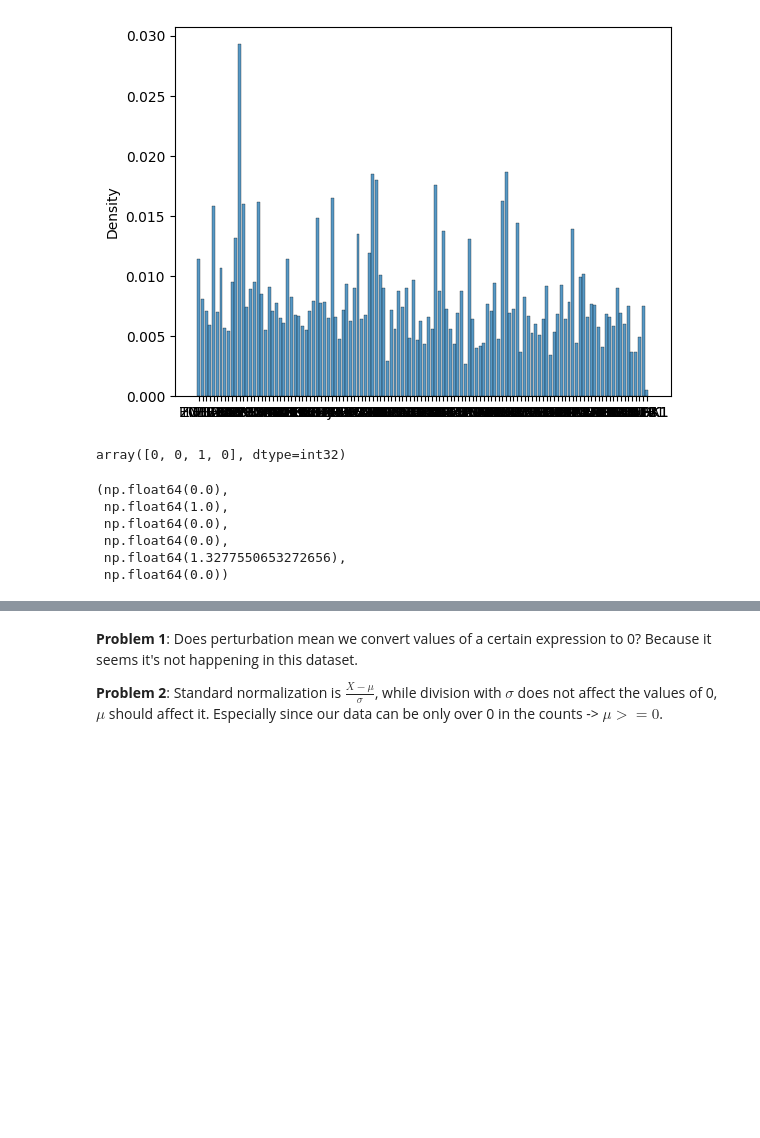
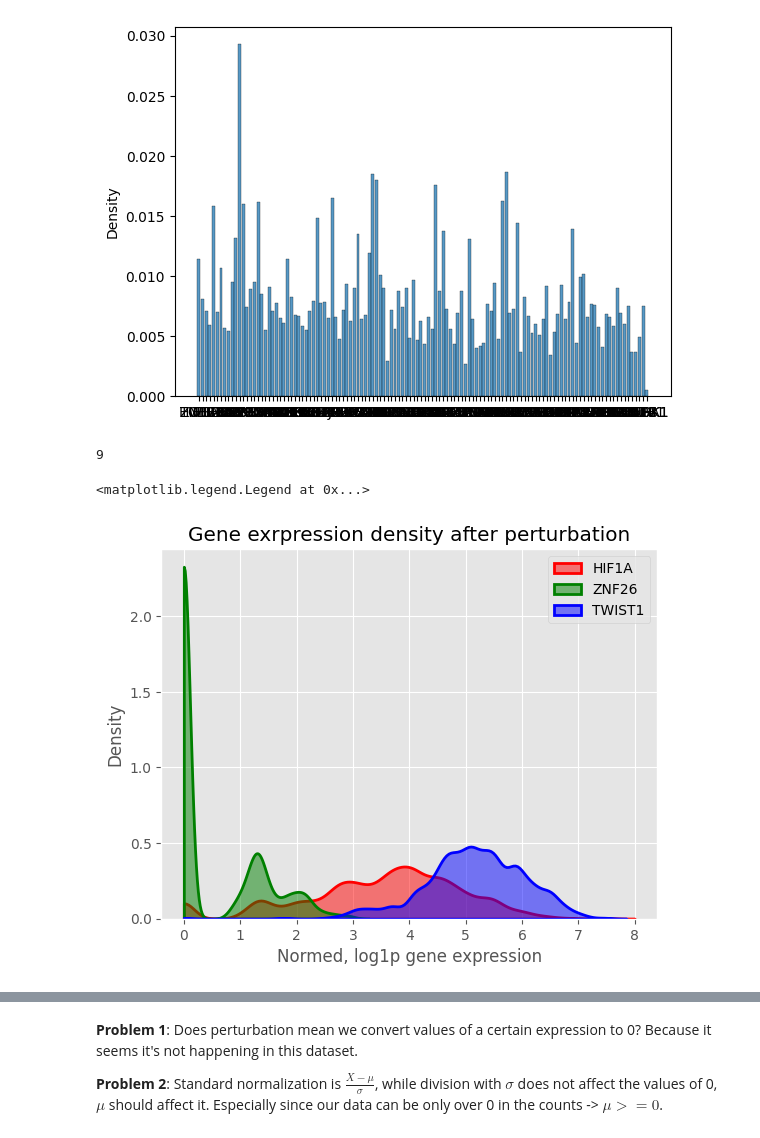
Before and after one commit to csabaiBio/obesity_challenge_broad, a Jupyter notebook: notebooks/eda.ipynb, the cells around one changed output, grey strips where cells are left out. Cells and saved outputs as stored; diff of their text form; code cells hidden in the pictures; blank space fills up the shorter version.

Commit message:
Perturbation model under testing (notebook).--Bence

```diff
--- a/notebooks/eda.ipynb
+++ b/notebooks/eda.ipynb
@@ -11,15 +11,17 @@ import numpy as np
 import matplotlib.pyplot as plt
 import seaborn as sns
 import torch
+plt.style.use('ggplot')
 # %%
 dataroot = "data"
 h5data = "obesity_challenge_1"
 obdata = ad.read_h5ad(f"{dataroot}/{h5data}.h5ad")
 
-obdata.var.index.unique().to_numpy()
+gene_names = obdata.var.index.to_numpy()
 #gene_to_idx = {g: i for i, g in enumerate(obdata.var.index.unique().to_numpy())}
 #gene_to_idx["NC"] = -1
 gene_to_idx = {g: i for i, g in enumerate(obdata.obs.gene.unique().to_numpy())}
+gene_name_to_idx = {g: i for i, g in enumerate(gene_names)}
 idx_to_gene = {i: g for g, i in gene_to_idx.items()}
 # %%
 perts = "predict_perturbations.txt"
@@ -63,24 +65,8 @@ sns.histplot(x= obdata.obs.gene[obdata.obs.gene != "NC"].to_numpy(), stat ="dens
 # %% [output]
 <Axes: ylabel='Density'>
 [figure]
-# %%
-obdata.obs.iloc[1,[-1,-2,-3,-4]].to_numpy(dtype=np.int32)
-# %% [output]
-array([0, 0, 1, 0], dtype=int32)
-# %%
-sampleidx = 7
-sampleGEneExpress = obdata.X[sampleidx].toarray().ravel()
-sampleGene = obdata.obs.gene.iloc[sampleidx]
-sampleGeneIdx = gene_to_idx[sampleGene]
-sampleState = obdata.obs.iloc[sampleidx,[-1,-2,-3,-4]].to_numpy(dtype=np.int32)
-sampleCoutns = obdata.layers["counts"][sampleidx].toarray().ravel()
-
-sampleCoutns[sampleGeneIdx+1], sampleCoutns[sampleGeneIdx], sampleCoutns[sampleGeneIdx-1], \
-sampleGEneExpress[sampleGeneIdx+1], sampleGEneExpress[sampleGeneIdx], sampleGEneExpress[sampleGeneIdx-1]
-# %% [output]
-(np.float64(0.0),
- np.float64(1.0),
- np.float64(0.0),
- np.float64(0.0),
- np.float64(1.3277550653272656),
- np.float64(0.0))
+# %%
+
+gene_to_idx["NC"]
+# %% [output]
+9
@@ -86,0 +75,22 @@ sampleGEneExpress[sampleGeneIdx+1], sampleGEneExpress[sampleGeneIdx], sampleGEne
+# %%
+sampleGene1 = obdata.obs.gene.iloc[0]
+geneidx1 = gene_name_to_idx[sampleGene1]
+geneData1 =obdata[obdata.obs.gene == sampleGene1].X.toarray()
+
+sampleGene2 = obdata.obs.gene.iloc[1]
+geneidx2 = gene_name_to_idx[sampleGene2]
+geneData2 =obdata[obdata.obs.gene == sampleGene2].X.toarray()
+
+sampleGene3 = obdata.obs.gene.iloc[2]
+geneidx3 = gene_name_to_idx[sampleGene3]
+geneData3 =obdata[obdata.obs.gene == sampleGene3].X.toarray()
+
+plt.title('Gene exrpression density after perturbation')
+plt.xlabel('Normed, log1p gene expression')
+sns.kdeplot(geneData1[:,geneidx1], fill = True, alpha = 0.5, label = sampleGene1, color = "red", linewidth = 2, bw_adjust = 0.5, clip = (0, None))
+sns.kdeplot(geneData2[:,geneidx2], fill = True, alpha = 0.5, label = sampleGene2, color = "green", linewidth = 2, bw_adjust = 0.5, clip = (0, None))
+sns.kdeplot(geneData3[:,geneidx3], fill = True, alpha = 0.5, label = sampleGene3, color = "blue", linewidth = 2, bw_adjust = 0.5, clip = (0, None))
+plt.legend()
+# %% [output]
+<matplotlib.legend.Legend at 0x...>
+[figure, added]
```
Also changed, not shown: parts of 11 cells of this notebook, 3 other files.
